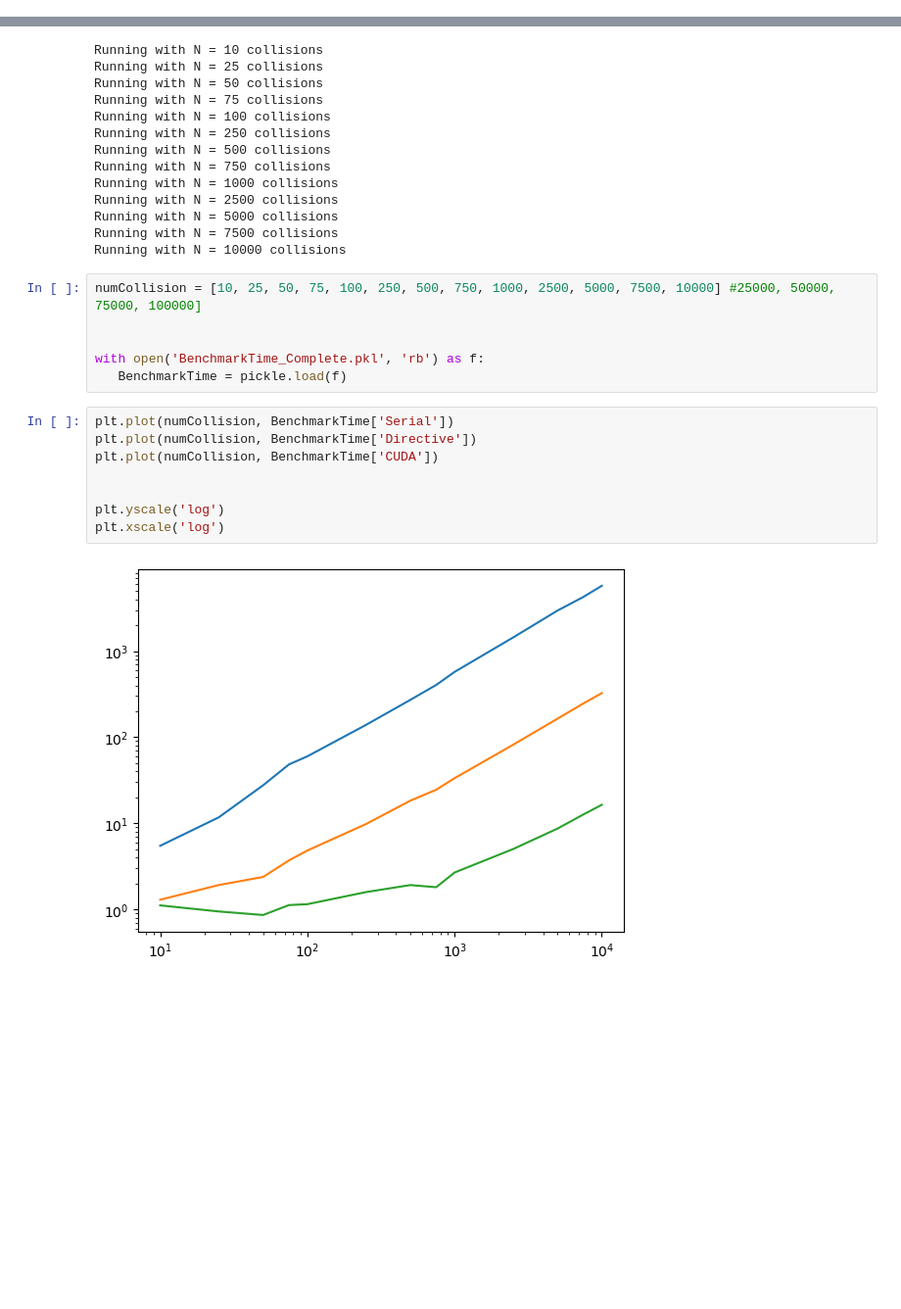
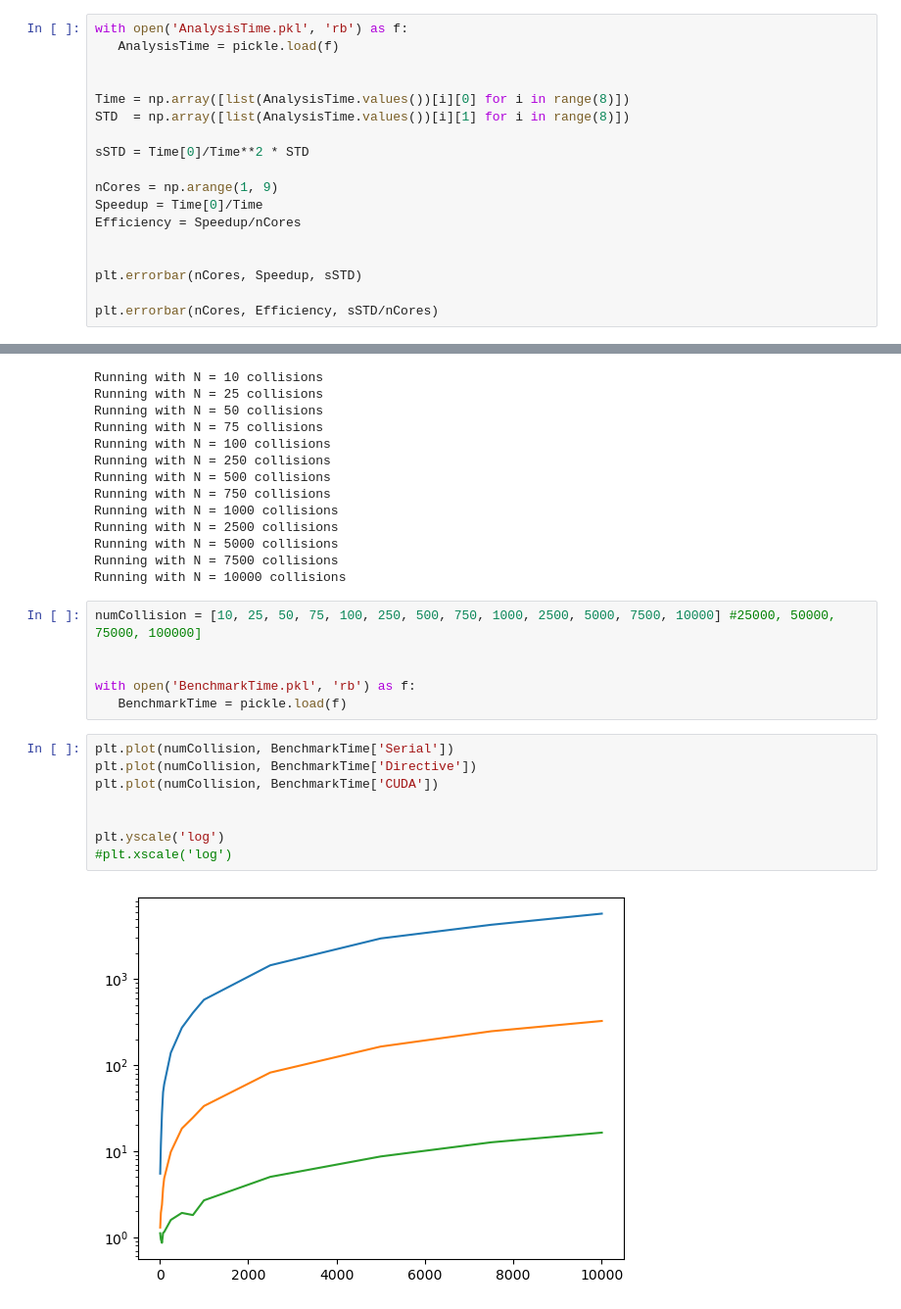
Before and after one commit to FrancescoLR02/JetClustering, a Jupyter notebook: Analysis.ipynb, the cells around one changed output, grey strips where cells are left out. Shown at 98% size. Drawn from its saved outputs; the diff is of its cells as text; blank space fills up the shorter version.

```diff
--- a/Analysis.ipynb
+++ b/Analysis.ipynb
@@ -116,0 +180,18 @@ Text(0.5, 1.0, 'Serial code total time')
+# %%
+with open('AnalysisTime.pkl', 'rb') as f:
+   AnalysisTime = pickle.load(f)
+
+
+Time = np.array([list(AnalysisTime.values())[i][0] for i in range(8)])
+STD  = np.array([list(AnalysisTime.values())[i][1] for i in range(8)])
+
+sSTD = Time[0]/Time**2 * STD
+
+nCores = np.arange(1, 9)
+Speedup = Time[0]/Time
+Efficiency = Speedup/nCores
+
+
+plt.errorbar(nCores, Speedup, sSTD)
+
+plt.errorbar(nCores, Efficiency, sSTD/nCores)
@@ -169,15 +253,15 @@ Running with N = 10000 collisions
 numCollision = [10, 25, 50, 75, 100, 250, 500, 750, 1000, 2500, 5000, 7500, 10000] #25000, 50000, 75000, 100000]
 
 
-with open('BenchmarkTime_Complete.pkl', 'rb') as f:
+with open('BenchmarkTime.pkl', 'rb') as f:
    BenchmarkTime = pickle.load(f)
 # %%
 plt.plot(numCollision, BenchmarkTime['Serial'])
 plt.plot(numCollision, BenchmarkTime['Directive'])
 plt.plot(numCollision, BenchmarkTime['CUDA'])
 
 
 plt.yscale('log')
-plt.xscale('log')
+#plt.xscale('log')
 # %% [output]
-[figure, old version]
+[figure, new version]
```
Also changed, not shown: parts of 11 cells of this notebook, 7 other files.
